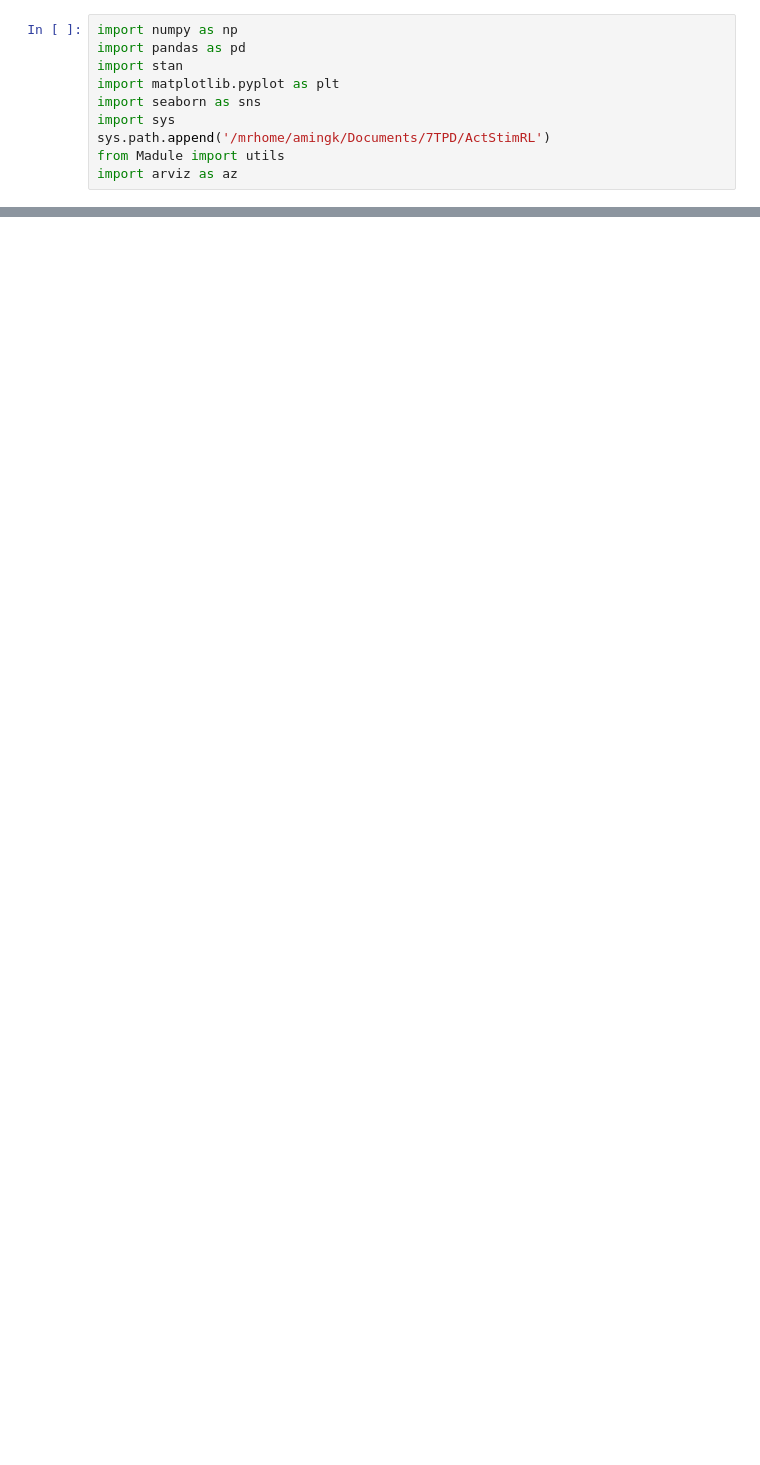
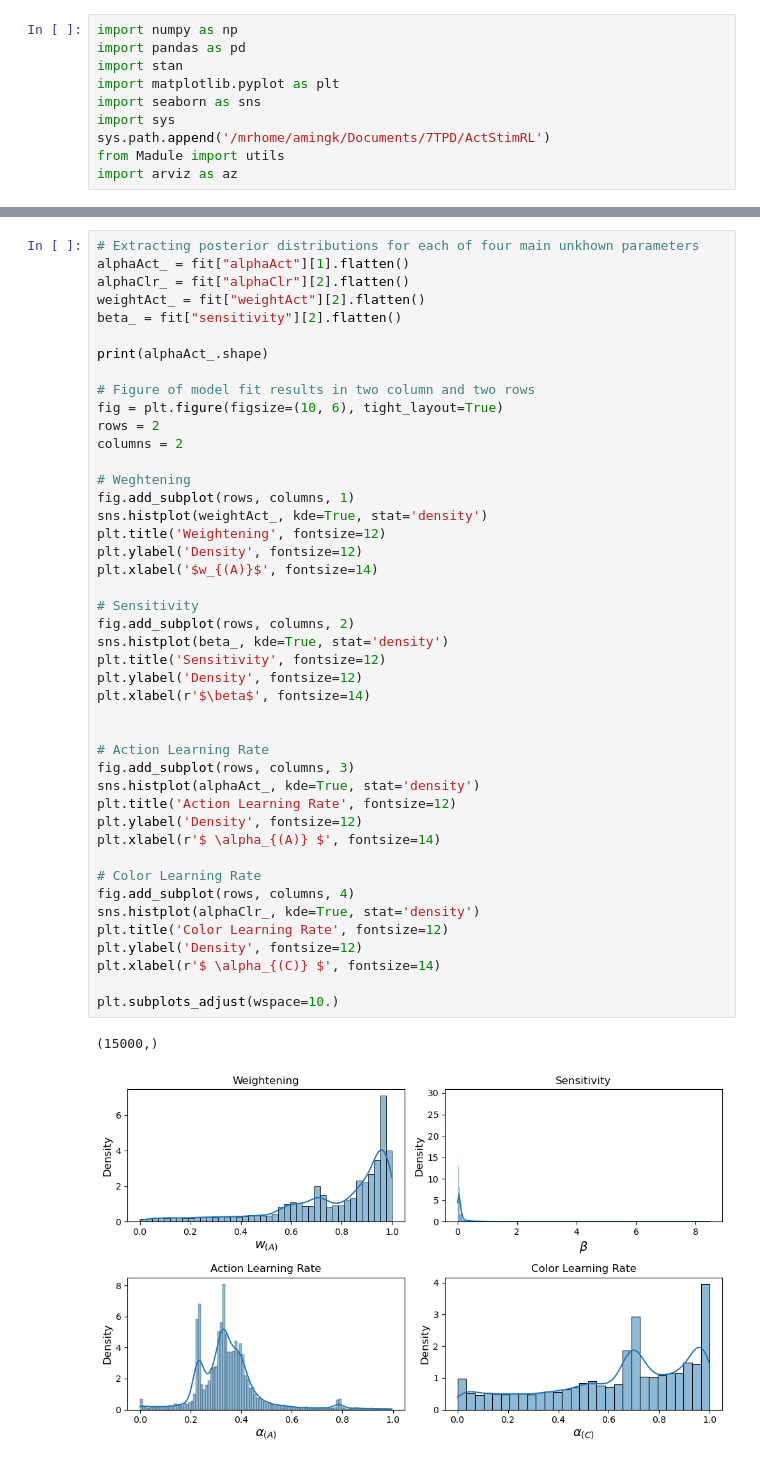
Before and after one commit to AGhaderi/ActStimRL, a Jupyter notebook: Model/run_models/modelfitchecking.ipynb, the cells around one changed output, grey strips where cells are left out. Cells and saved outputs as stored; diff of their text form; blank space fills up the shorter version.

```diff
--- a/Model/run_models/modelfitchecking.ipynb
+++ b/Model/run_models/modelfitchecking.ipynb
@@ -52,0 +57,47 @@ az.summary(fit)
+# %%
+# Extracting posterior distributions for each of four main unkhown parameters
+alphaAct_ = fit["alphaAct"][1].flatten()
+alphaClr_ = fit["alphaClr"][2].flatten()
+weightAct_ = fit["weightAct"][2].flatten()
+beta_ = fit["sensitivity"][2].flatten()
+
+print(alphaAct_.shape)
+
+# Figure of model fit results in two column and two rows
+fig = plt.figure(figsize=(10, 6), tight_layout=True)
+rows = 2
+columns = 2
+
+# Weghtening
+fig.add_subplot(rows, columns, 1)
+sns.histplot(weightAct_, kde=True, stat='density')
+plt.title('Weightening', fontsize=12)
+plt.ylabel('Density', fontsize=12)
+plt.xlabel('$w_{(A)}$', fontsize=14)
+
+# Sensitivity
+fig.add_subplot(rows, columns, 2)
+sns.histplot(beta_, kde=True, stat='density')
+plt.title('Sensitivity', fontsize=12)
+plt.ylabel('Density', fontsize=12)
+plt.xlabel(r'$\beta$', fontsize=14)
+
+
+# Action Learning Rate
+fig.add_subplot(rows, columns, 3)
+sns.histplot(alphaAct_, kde=True, stat='density')
+plt.title('Action Learning Rate', fontsize=12)
+plt.ylabel('Density', fontsize=12)
+plt.xlabel(r'$ \alpha_{(A)} $', fontsize=14)
+
+# Color Learning Rate
+fig.add_subplot(rows, columns, 4)
+sns.histplot(alphaClr_, kde=True, stat='density')
+plt.title('Color Learning Rate', fontsize=12)
+plt.ylabel('Density', fontsize=12)
+plt.xlabel(r'$ \alpha_{(C)} $', fontsize=14)
+
+plt.subplots_adjust(wspace=10.)
+# %% [output]
+(15000,)
+[figure, added]
```
Also changed, not shown: parts of 3 cells of this notebook, 21 other files.
